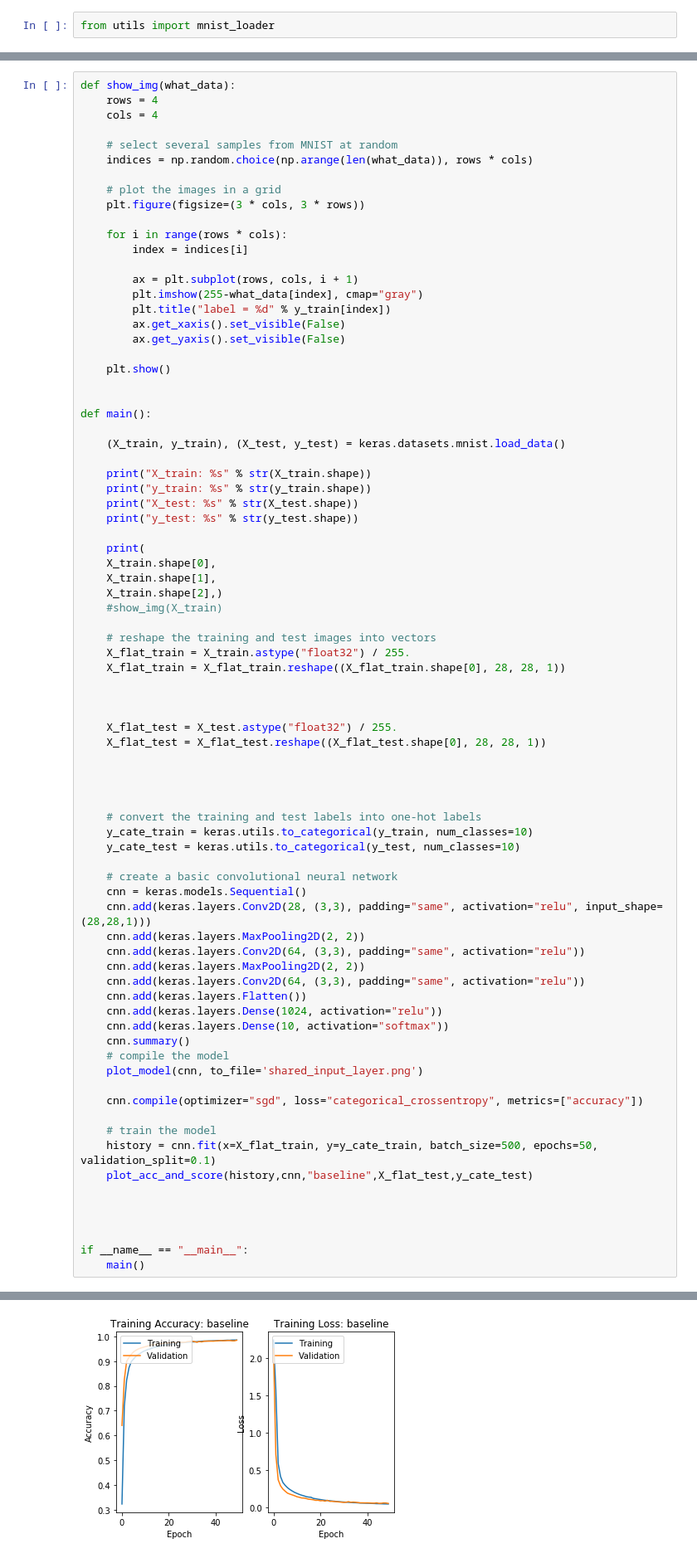
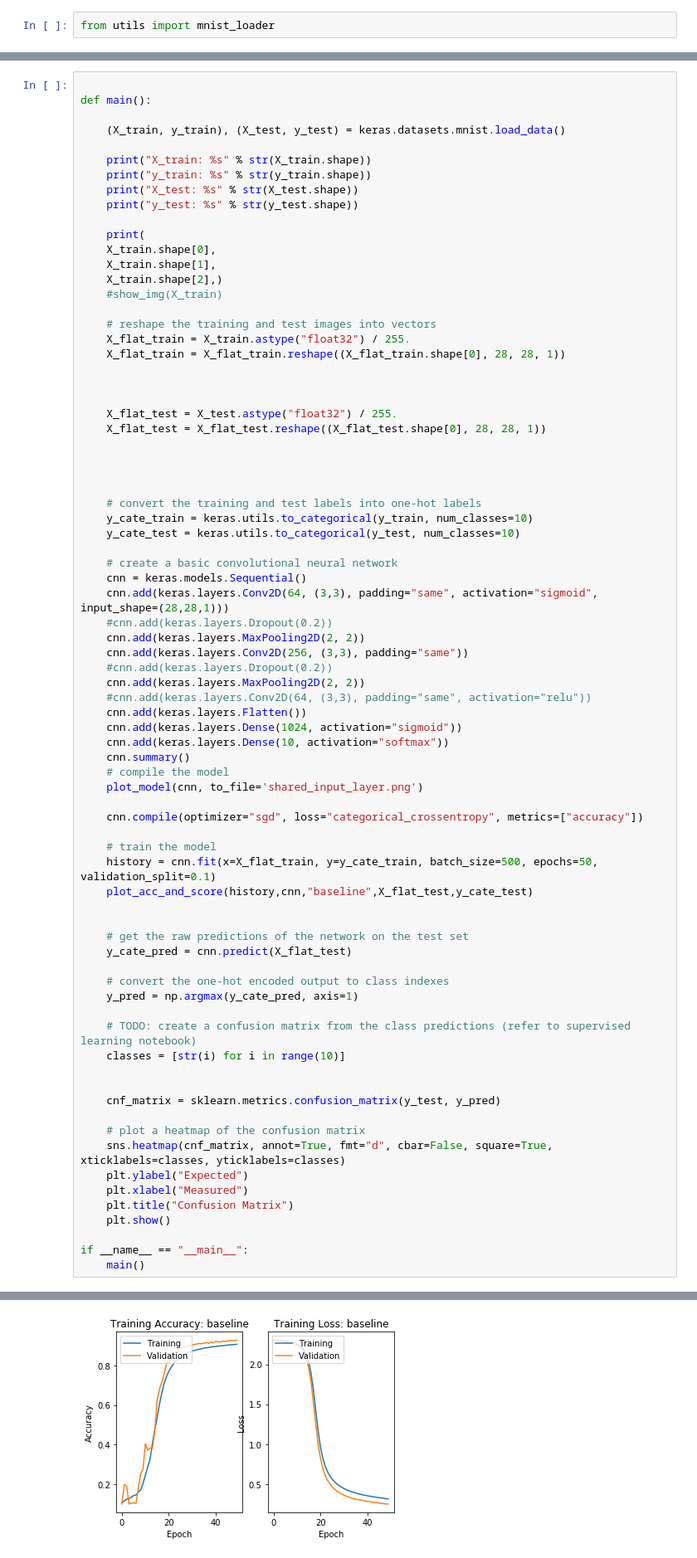
Before and after one commit to Kur1su0/ML-proj, a Jupyter notebook: cnn.ipynb, the cells around one changed output, grey strips where cells are left out. Shown at 83% size. Saved outputs shown, nothing was run; the diff lists cells and outputs as text.

```diff
--- a/cnn.ipynb
+++ b/cnn.ipynb
@@ -46,25 +69,4 @@ def plot_acc_and_score(which_history,which_mlp,which_approach,X_flat_test,y_cate
 # %%
-def show_img(what_data):
-    rows = 4
-    cols = 4
-
-    # select several samples from MNIST at random
-    indices = np.random.choice(np.arange(len(what_data)), rows * cols)
-
-    # plot the images in a grid
-    plt.figure(figsize=(3 * cols, 3 * rows))
-
-    for i in range(rows * cols):
-        index = indices[i]
-
-        ax = plt.subplot(rows, cols, i + 1)
-        plt.imshow(255-what_data[index], cmap="gray")
-        plt.title("label = %d" % y_train[index])
-        ax.get_xaxis().set_visible(False)
-        ax.get_yaxis().set_visible(False)
-
-    plt.show()
-
 
 def main():
 
@@ -99,13 +101,15 @@ def main():
 
     # create a basic convolutional neural network
     cnn = keras.models.Sequential()
-    cnn.add(keras.layers.Conv2D(28, (3,3), padding="same", activation="relu", input_shape=(28,28,1)))
+    cnn.add(keras.layers.Conv2D(64, (3,3), padding="same", activation="sigmoid", input_shape=(28,28,1)))
+    #cnn.add(keras.layers.Dropout(0.2))
     cnn.add(keras.layers.MaxPooling2D(2, 2))
-    cnn.add(keras.layers.Conv2D(64, (3,3), padding="same", activation="relu"))
+    cnn.add(keras.layers.Conv2D(256, (3,3), padding="same"))
+    #cnn.add(keras.layers.Dropout(0.2))
     cnn.add(keras.layers.MaxPooling2D(2, 2))
-    cnn.add(keras.layers.Conv2D(64, (3,3), padding="same", activation="relu"))
+    #cnn.add(keras.layers.Conv2D(64, (3,3), padding="same", activation="relu"))
     cnn.add(keras.layers.Flatten())
-    cnn.add(keras.layers.Dense(1024, activation="relu"))
+    cnn.add(keras.layers.Dense(1024, activation="sigmoid"))
     cnn.add(keras.layers.Dense(10, activation="softmax"))
     cnn.summary()
     # compile the model
@@ -118,7 +122,24 @@ def main():
     plot_acc_and_score(history,cnn,"baseline",X_flat_test,y_cate_test)
 
 
+    # get the raw predictions of the network on the test set
+    y_cate_pred = cnn.predict(X_flat_test)
 
+    # convert the one-hot encoded output to class indexes
+    y_pred = np.argmax(y_cate_pred, axis=1)
+
+    # TODO: create a confusion matrix from the class predictions (refer to supervised learning notebook)
+    classes = [str(i) for i in range(10)]
+
+
+    cnf_matrix = sklearn.metrics.confusion_matrix(y_test, y_pred)
+
+    # plot a heatmap of the confusion matrix
+    sns.heatmap(cnf_matrix, annot=True, fmt="d", cbar=False, square=True, xticklabels=classes, yticklabels=classes)
+    plt.ylabel("Expected")
+    plt.xlabel("Measured")
+    plt.title("Confusion Matrix")
+    plt.show()
 
 if __name__ == "__main__":
     main()
@@ -143 +164 @@ Epoch 50/50
-[figure, old version]
+[figure, new version]
```
Also changed, not shown: parts of 4 cells of this notebook, 1 other file.
